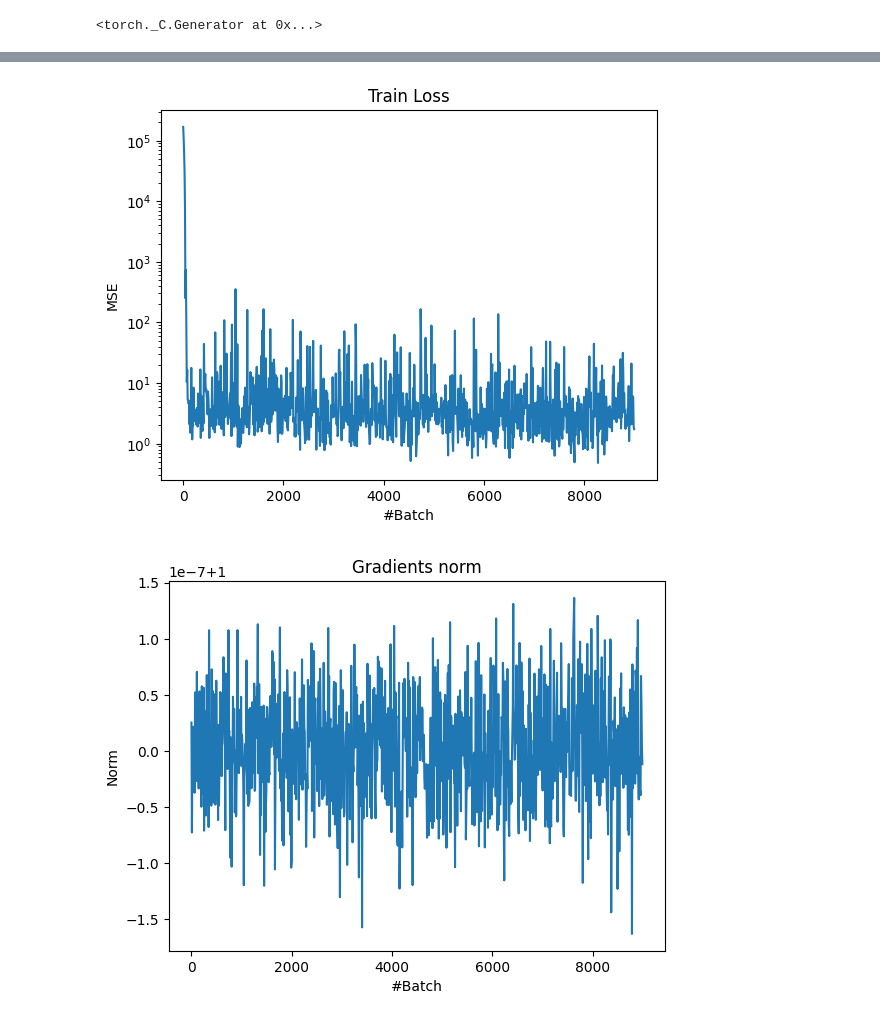
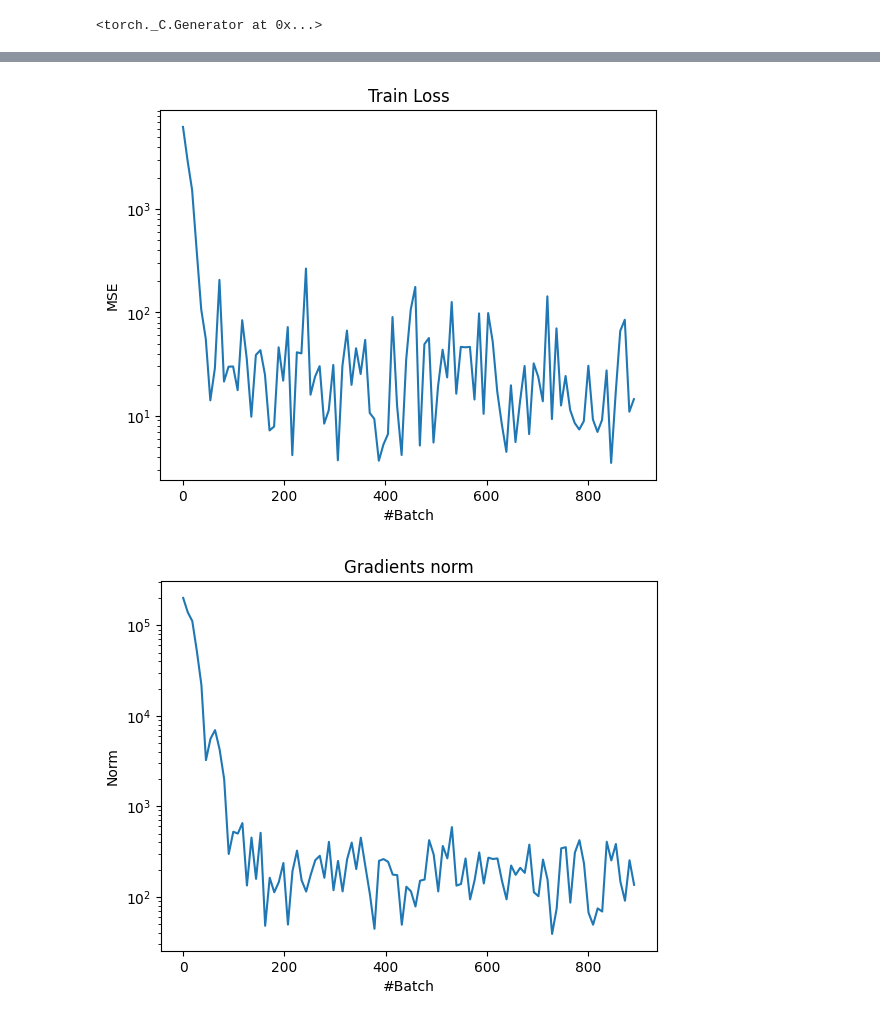
Before and after one commit to abhishek1297/score-based-diffusion-model, a Jupyter notebook: toy.ipynb, the cells around one changed output, grey strips where cells are left out. Saved outputs shown, nothing was run; the diff lists cells and outputs as text; code cells hidden in the pictures.

```diff
--- a/toy.ipynb
+++ b/toy.ipynb
@@ -138,7 +140,7 @@ def reverse_diffusion(model, xT, T):
     return xt
 # %%
 EPOCHS = 100
-BATCH_SIZE = 1
+BATCH_SIZE = 128
 LR = 1e-4
 NB_BATCHES_PER_EPOCH = 10
 CLIP_NORM = 1.0
@@ -146,11 +148,15 @@ CLIP_NORM = 1.0
 grad_norms = []
 batch_ids = []
 losses = []
-model = ScoreNet(input_dims=2, hidden_dim=64)
-model = model.to(device)
+
+x0 = minmax_normalize(
+    generate_samples(n=BATCH_SIZE * NB_BATCHES_PER_EPOCH).to(device)
+)
+
+model = ScoreNet(input_dims=x0.shape[-1], hidden_dim=32).to(device)
 optimizer = optim.Adam(params=model.parameters(), lr=LR)
+# scheduler = optim.lr_scheduler.ReduceLROnPlateau(optimizer, factor=.5, patience=50, min_lr=1e-6)
 
-x0 = generate_samples(n=BATCH_SIZE * NB_BATCHES_PER_EPOCH).to(device)
 
 dataloader = torch.utils.data.DataLoader(
     x0, batch_size=BATCH_SIZE, shuffle=True,
@@ -161,14 +167,14 @@ for e in trange(EPOCHS):
     for step, batch in enumerate(dataloader):
         model.train()
         optimizer.zero_grad()
+        x0 = batch.to(device)
+        t = torch.randint(0, T, (BATCH_SIZE, 1)).to(device)
+        xt = forward_diffusion(x0, t)
 
-        t = torch.randint(0, T, (BATCH_SIZE, 1)).to(device)
-        xt = forward_diffusion(batch.to(device), t)
-
-        loss = score_matching_loss(model, batch, xt, t)
+        loss = score_matching_loss(model, x0, xt, t)
         loss.backward()
 
-        grad_norm = torch.nn.utils.clip_grad_norm_(model.parameters(), CLIP_NORM)
+        # grad_norm = torch.nn.utils.clip_grad_norm_(model.parameters(), CLIP_NORM)
 
         if step == NB_BATCHES_PER_EPOCH - 1:
             batch_ids.append(e * step)
@@ -176,21 +182,22 @@ for e in trange(EPOCHS):
             grad_norms.append(get_grad_norm(model))
 
         optimizer.step()
+        # scheduler.step(loss)
 # %%
-
 plt.plot(batch_ids, losses)
 plt.xlabel("#Batch")
 plt.ylabel("MSE")
 plt.yscale("log")
 plt.title("Train Loss")
 plt.show()
 
 plt.figure()
 plt.plot(batch_ids, grad_norms)
 plt.xlabel("#Batch")
 plt.ylabel("Norm")
+plt.yscale("log")
 plt.title("Gradients norm")
 plt.show()
 # %% [output]
-[figure, old version]
+[figure, new version]
-[figure, old version]
+[figure, new version]
```
Also changed, not shown: parts of 2 cells of this notebook.
